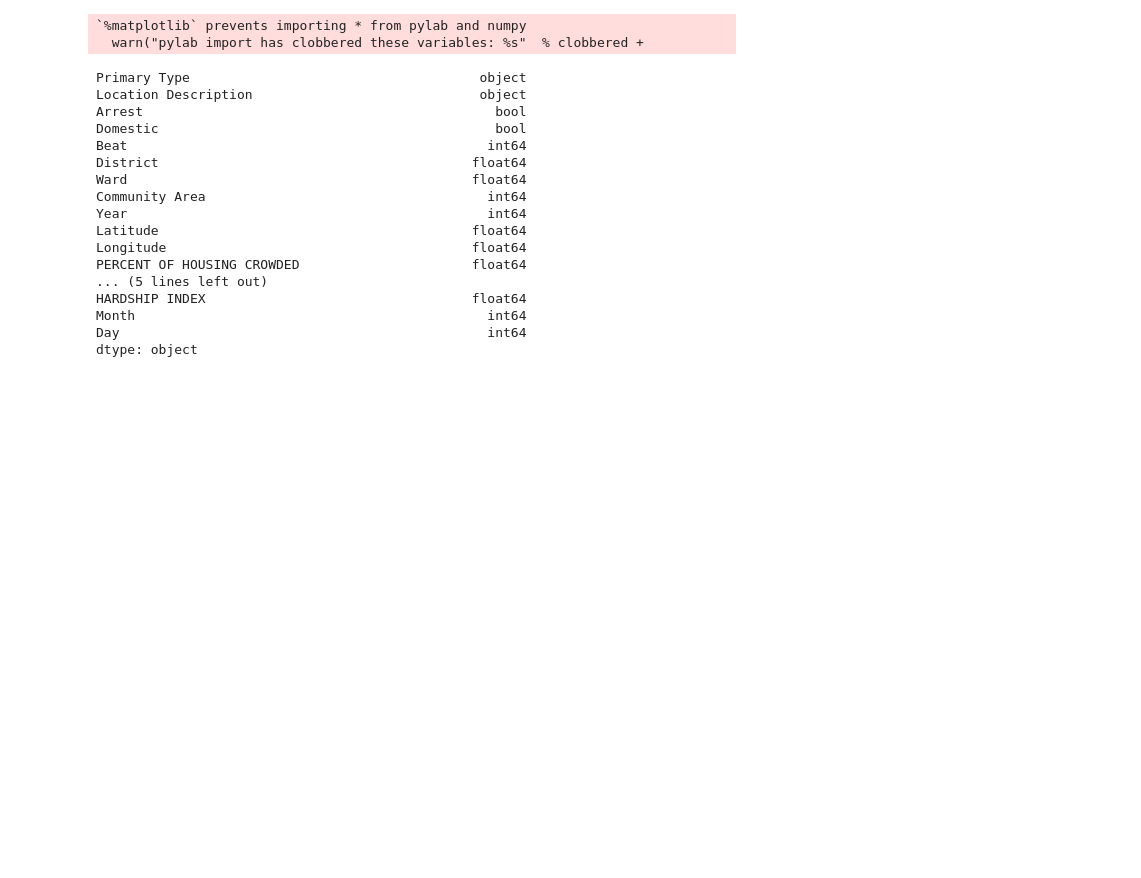
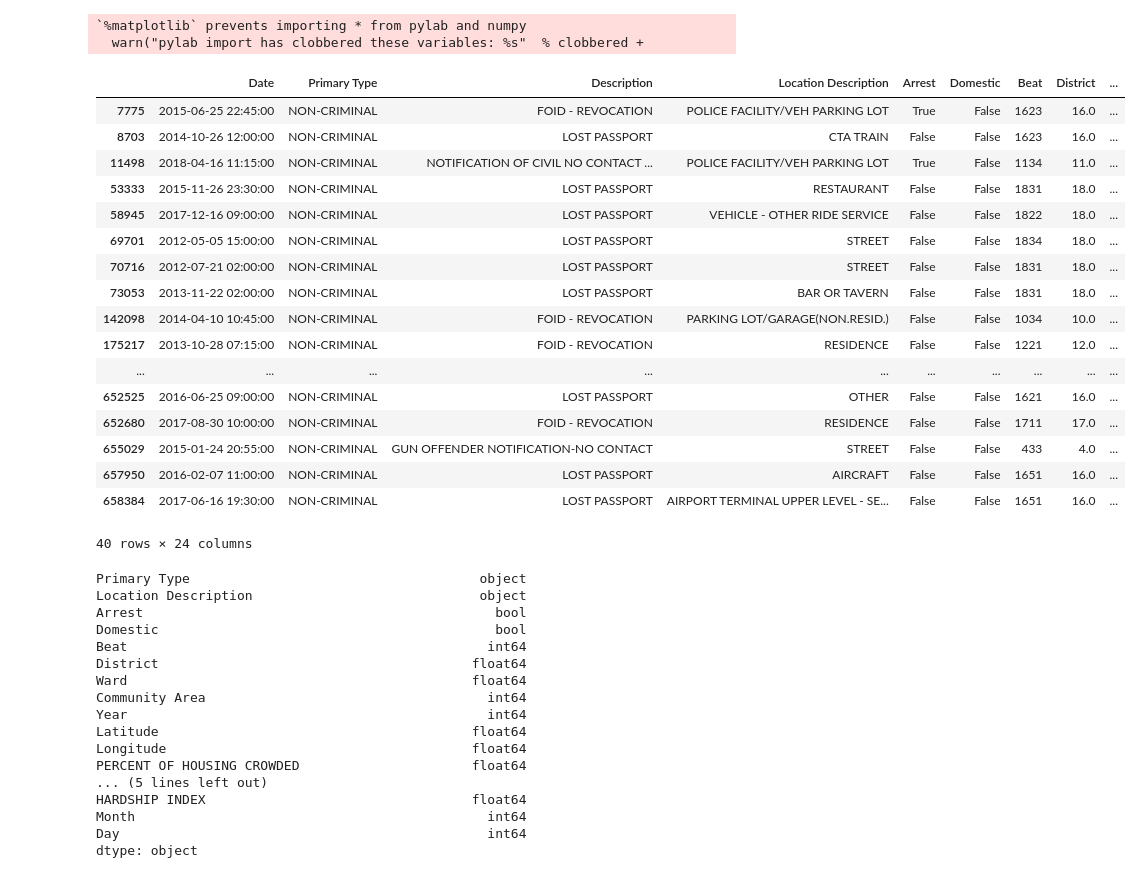
Before and after one commit to langulski/CrimePrediction, a Jupyter notebook: Model_03.ipynb, the cells around one changed output. Drawn from its saved outputs; the diff is of its cells as text; code cells hidden in the pictures; blank space fills up the shorter version.

```diff
--- a/Model_03.ipynb
+++ b/Model_03.ipynb
@@ -37,3 +21,24 @@ df = pd.read_csv('./data/crime_test.csv')
+# %%
+df[df['Primary Type']=='NON-CRIMINAL']
+# %% [output]
+|  | Date | Primary Type | Description | Location Description | Arrest | Domestic | Beat | District | ... |
+| 7775 | 2015-06-25 22:45:00 | NON-CRIMINAL | FOID - REVOCATION | POLICE FACILITY/VEH PARKING LOT | True | False | 1623 | 16.0 | ... |
+| 8703 | 2014-10-26 12:00:00 | NON-CRIMINAL | LOST PASSPORT | CTA TRAIN | False | False | 1623 | 16.0 | ... |
+| 11498 | 2018-04-16 11:15:00 | NON-CRIMINAL | NOTIFICATION OF CIVIL NO CONTACT ... | POLICE FACILITY/VEH PARKING LOT | True | False | 1134 | 11.0 | ... |
+| 53333 | 2015-11-26 23:30:00 | NON-CRIMINAL | LOST PASSPORT | RESTAURANT | False | False | 1831 | 18.0 | ... |
+| 58945 | 2017-12-16 09:00:00 | NON-CRIMINAL | LOST PASSPORT | VEHICLE - OTHER RIDE SERVICE | False | False | 1822 | 18.0 | ... |
+| 69701 | 2012-05-05 15:00:00 | NON-CRIMINAL | LOST PASSPORT | STREET | False | False | 1834 | 18.0 | ... |
+| 70716 | 2012-07-21 02:00:00 | NON-CRIMINAL | LOST PASSPORT | STREET | False | False | 1831 | 18.0 | ... |
+| 73053 | 2013-11-22 02:00:00 | NON-CRIMINAL | LOST PASSPORT | BAR OR TAVERN | False | False | 1831 | 18.0 | ... |
+| 142098 | 2014-04-10 10:45:00 | NON-CRIMINAL | FOID - REVOCATION | PARKING LOT/GARAGE(NON.RESID.) | False | False | 1034 | 10.0 | ... |
+| 175217 | 2013-10-28 07:15:00 | NON-CRIMINAL | FOID - REVOCATION | RESIDENCE | False | False | 1221 | 12.0 | ... |
+| ... | ... | ... | ... | ... | ... | ... | ... | ... | ... |
+| 652525 | 2016-06-25 09:00:00 | NON-CRIMINAL | LOST PASSPORT | OTHER | False | False | 1621 | 16.0 | ... |
+| 652680 | 2017-08-30 10:00:00 | NON-CRIMINAL | FOID - REVOCATION | RESIDENCE | False | False | 1711 | 17.0 | ... |
+| 655029 | 2015-01-24 20:55:00 | NON-CRIMINAL | GUN OFFENDER NOTIFICATION-NO CONTACT | STREET | False | False | 433 | 4.0 | ... |
+| 657950 | 2016-02-07 11:00:00 | NON-CRIMINAL | LOST PASSPORT | AIRCRAFT | False | False | 1651 | 16.0 | ... |
+| 658384 | 2017-06-16 19:30:00 | NON-CRIMINAL | LOST PASSPORT | AIRPORT TERMINAL UPPER LEVEL - SE... | False | False | 1651 | 16.0 | ... |
+40 rows × 24 columns
 # %%
 #droping x and y coordinates since we have latitude and logitude already
 df.index = pd.DatetimeIndex(df.Date)
```
Also changed, not shown: parts of 47 cells of this notebook, 1 other file.
